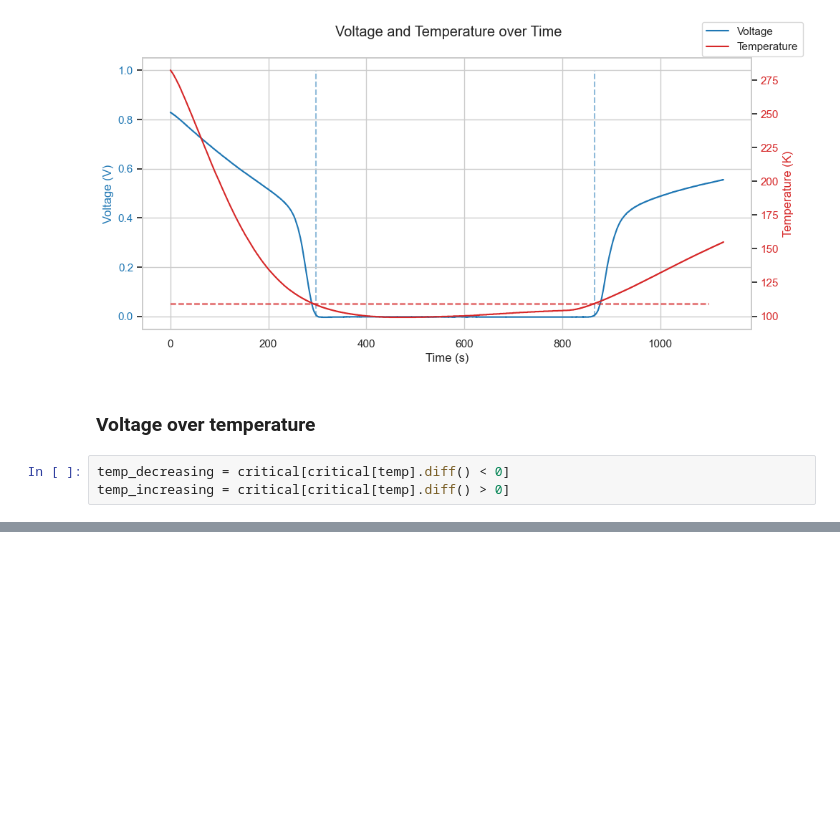
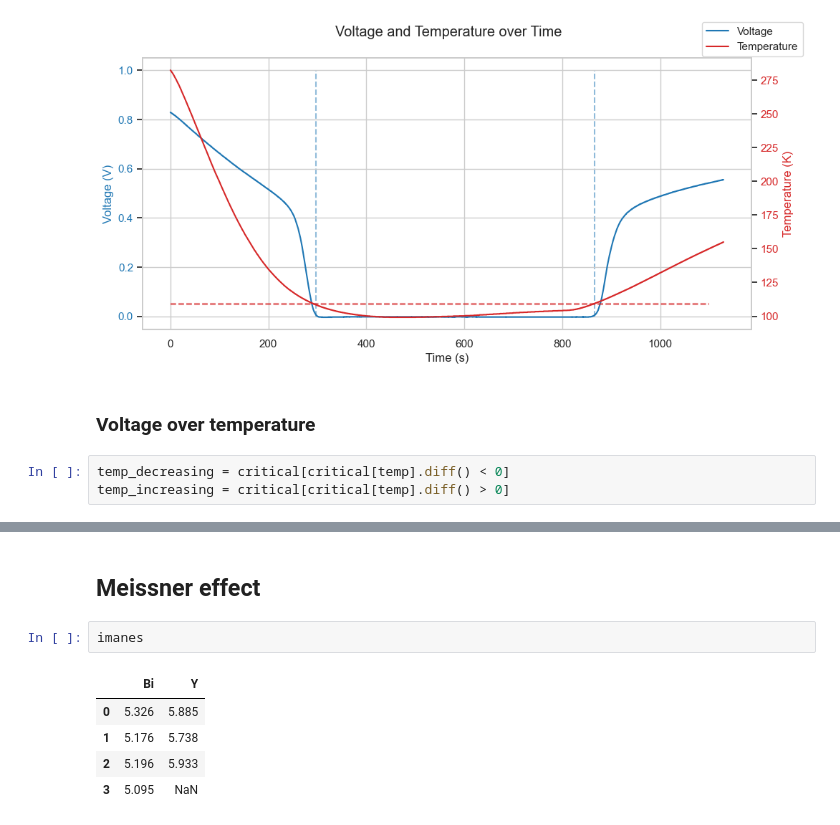
Before and after one commit to MrIsCM/Solid_State_Physics, a Jupyter notebook: Suporconductivity/analysis.ipynb, the cells around one changed output, grey strips where cells are left out. Saved outputs shown, nothing was run; the diff lists cells and outputs as text; blank space fills up the shorter version.

```diff
--- a/Suporconductivity/analysis.ipynb
+++ b/Suporconductivity/analysis.ipynb
@@ -106,0 +118,10 @@ Text(0.5, 0.98, 'Voltage over Temperature')
+# %% [markdown]
+## Meissner effect
+# %%
+imanes
+# %% [output]
+|  | Bi | Y |
+| 0 | 5.326 | 5.885 |
+| 1 | 5.176 | 5.738 |
+| 2 | 5.196 | 5.933 |
+| 3 | 5.095 | NaN |
```
Also changed, not shown: parts of 10 cells of this notebook, 2 other files.
